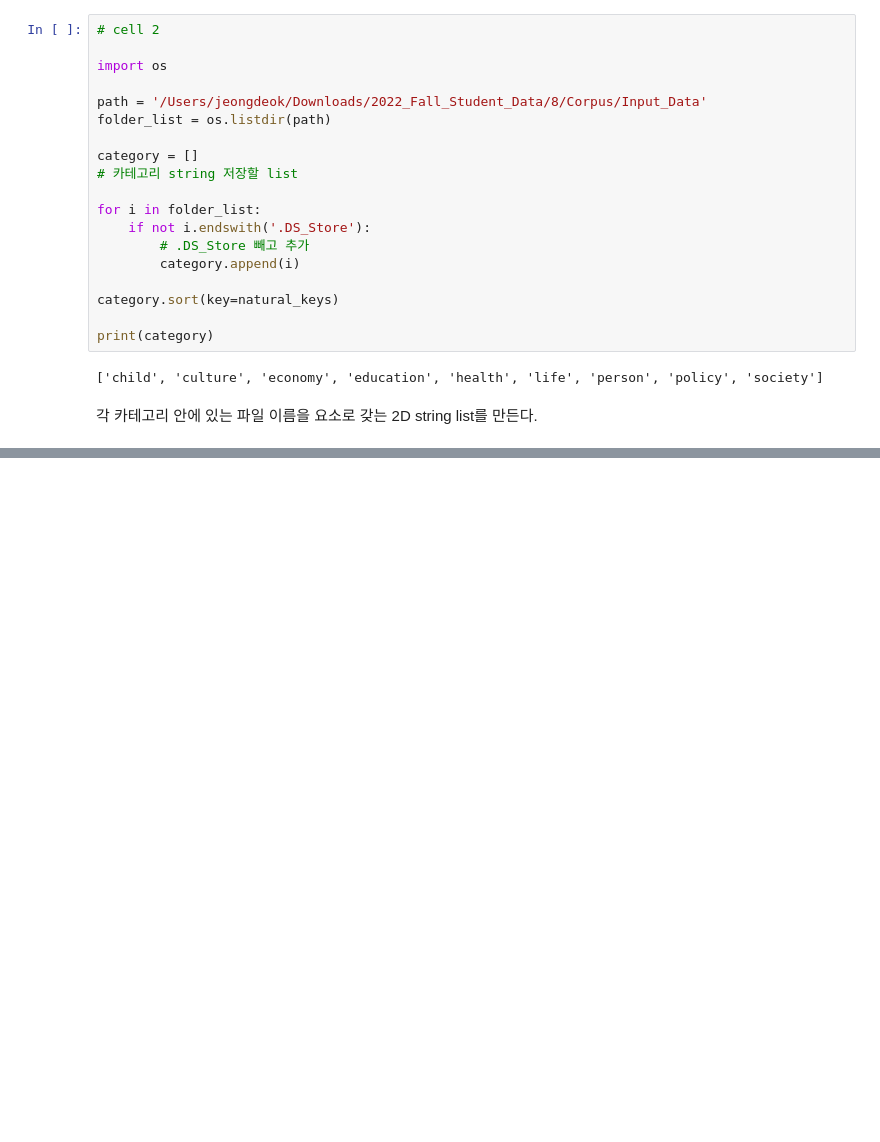
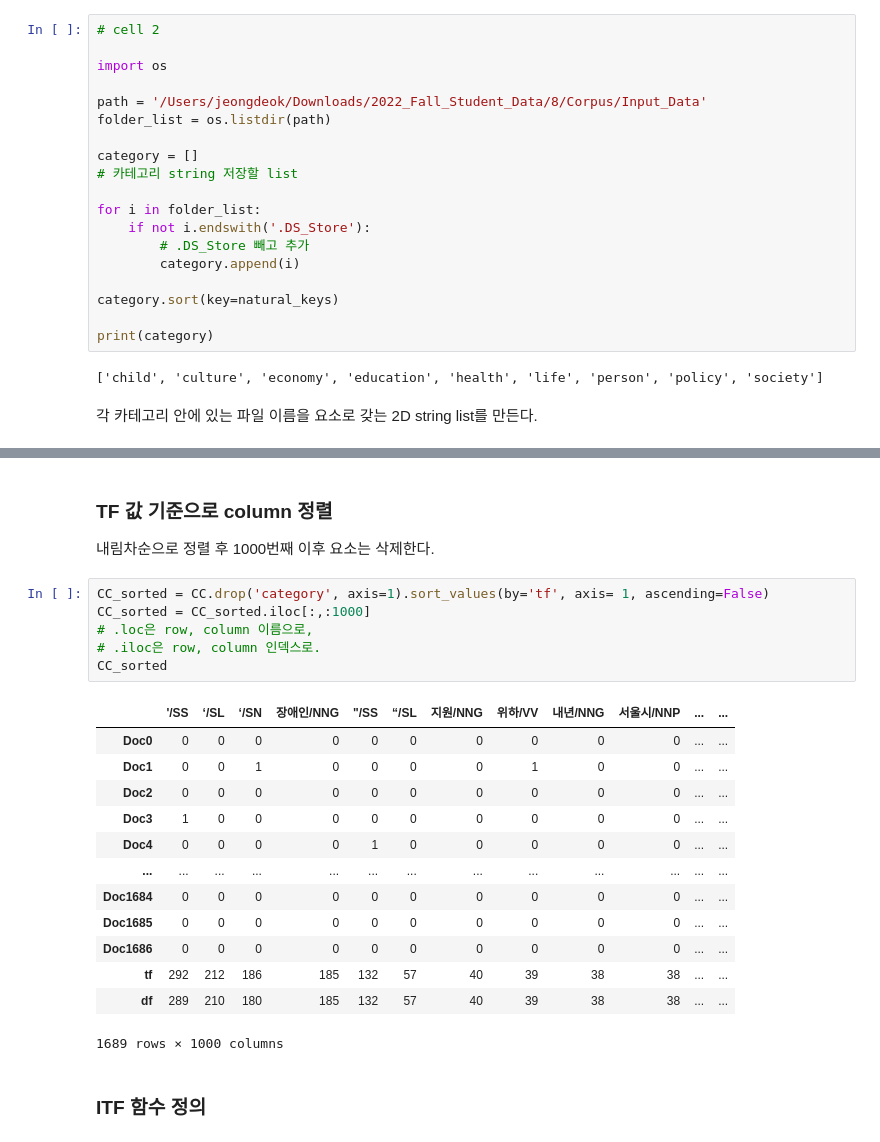
Before and after one commit to JDeoks/NLP_Assignment2, a Jupyter notebook: Assignment2.ipynb, the cells around one changed output, grey strips where cells are left out. Drawn from its saved outputs; the diff is of its cells as text; blank space fills up the shorter version.

```diff
--- a/Assignment2.ipynb
+++ b/Assignment2.ipynb
@@ -144,0 +225,25 @@ TF.to_excel('/Users/jeongdeok/git/Assignment2/TF.xlsx')
+# %% [markdown]
+### TF 값 기준으로 column 정렬
+내림차순으로 정렬 후 1000번째 이후 요소는 삭제한다.
+# %%
+CC_sorted = CC.drop('category', axis=1).sort_values(by='tf', axis= 1, ascending=False)
+CC_sorted = CC_sorted.iloc[:,:1000]
+# .loc은 row, column 이름으로,
+# .iloc은 row, column 인덱스로.
+CC_sorted
+# %% [output]
+|  | '/SS | ‘/SL | ‘/SN | 장애인/NNG | "/SS | “/SL | 지원/NNG | 위하/VV | 내년/NNG | 서울시/NNP | ... | ... |
+| Doc0 | 0 | 0 | 0 | 0 | 0 | 0 | 0 | 0 | 0 | 0 | ... | ... |
+| Doc1 | 0 | 0 | 1 | 0 | 0 | 0 | 0 | 1 | 0 | 0 | ... | ... |
+| Doc2 | 0 | 0 | 0 | 0 | 0 | 0 | 0 | 0 | 0 | 0 | ... | ... |
+| Doc3 | 1 | 0 | 0 | 0 | 0 | 0 | 0 | 0 | 0 | 0 | ... | ... |
+| Doc4 | 0 | 0 | 0 | 0 | 1 | 0 | 0 | 0 | 0 | 0 | ... | ... |
+| ... | ... | ... | ... | ... | ... | ... | ... | ... | ... | ... | ... | ... |
+| Doc1684 | 0 | 0 | 0 | 0 | 0 | 0 | 0 | 0 | 0 | 0 | ... | ... |
+| Doc1685 | 0 | 0 | 0 | 0 | 0 | 0 | 0 | 0 | 0 | 0 | ... | ... |
+| Doc1686 | 0 | 0 | 0 | 0 | 0 | 0 | 0 | 0 | 0 | 0 | ... | ... |
+| tf | 292 | 212 | 186 | 185 | 132 | 57 | 40 | 39 | 38 | 38 | ... | ... |
+| df | 289 | 210 | 180 | 185 | 132 | 57 | 40 | 39 | 38 | 38 | ... | ... |
+1689 rows × 1000 columns
+# %% [markdown]
+### ITF 함수 정의
```
Also changed, not shown: parts of 10 cells of this notebook, 2 other files.
